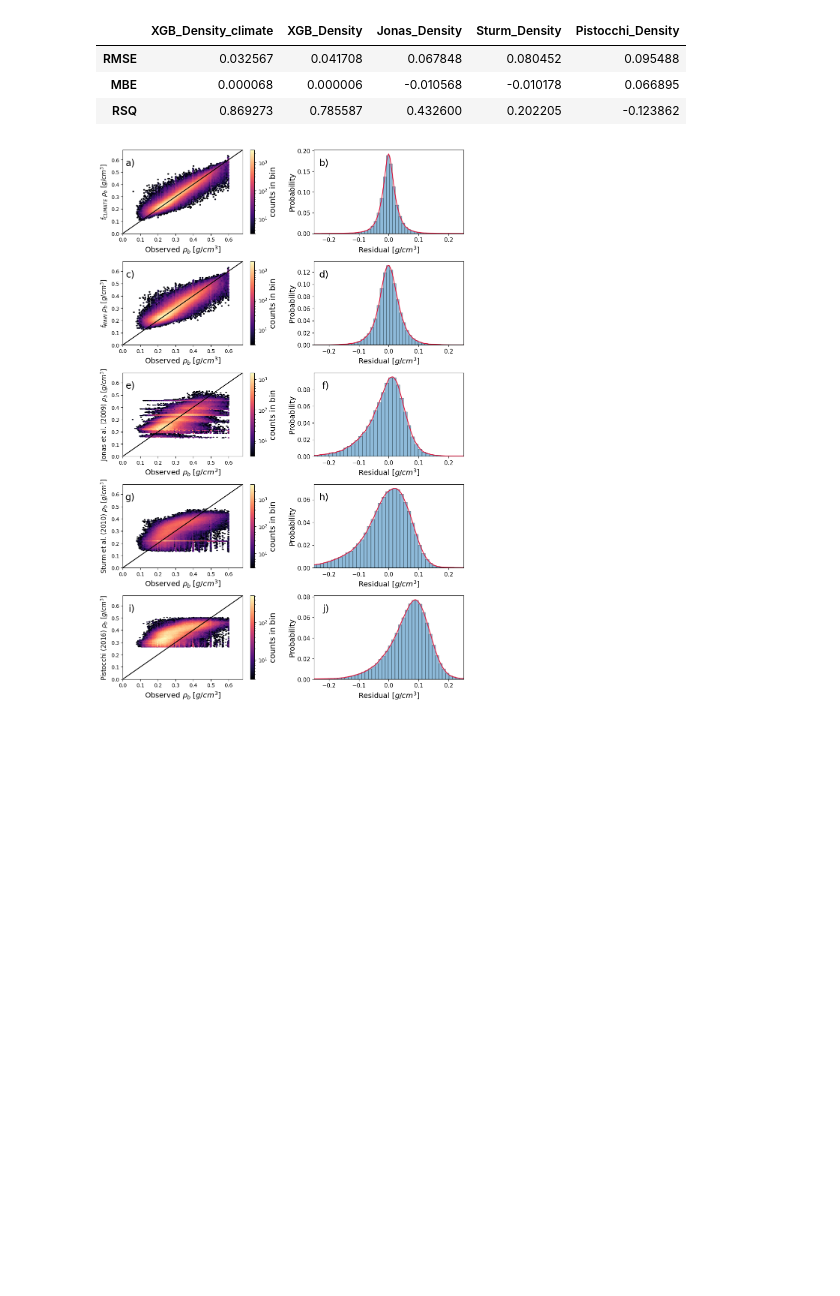
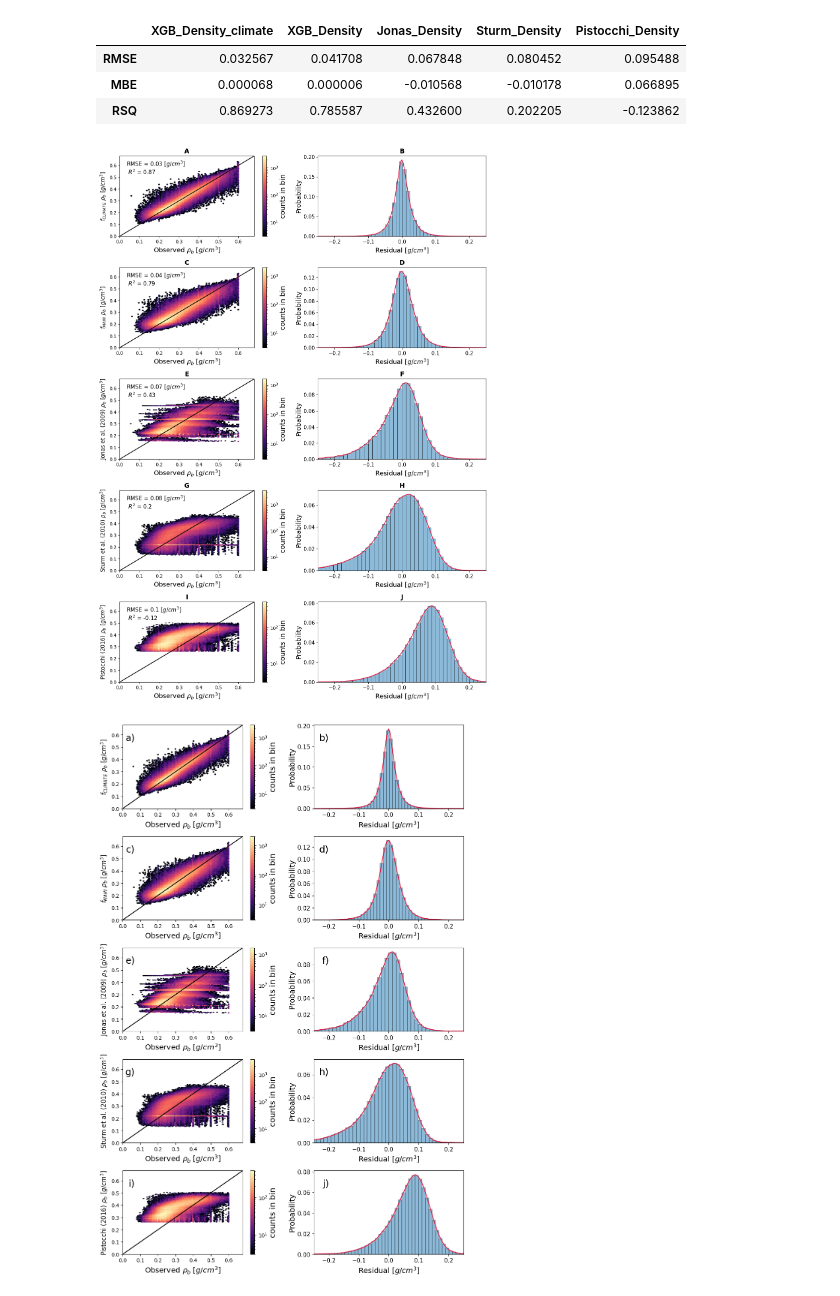
Before and after one commit to cryogars/density-models, a Jupyter notebook: experiments/06_model_evaluation_and_comparison.ipynb, the cells around one changed output. Drawn from its saved outputs; the diff is of its cells as text; code cells hidden in the pictures; blank space fills up the shorter version.

Commit message:
added esc plots

```diff
--- a/experiments/06_model_evaluation_and_comparison.ipynb
+++ b/experiments/06_model_evaluation_and_comparison.ipynb
@@ -78,6 +82,64 @@ density_eval_results
 | RMSE | 0.032567 | 0.041708 | 0.067848 | 0.080452 | 0.095488 |
 | MBE | 0.000068 | 0.000006 | -0.010568 | -0.010178 | 0.066895 |
 | RSQ | 0.869273 | 0.785587 | 0.432600 | 0.202205 | -0.123862 |
+# %%
+fig, ax = plt.subplots(nrows=5, ncols=2, figsize=(12, 17))
+
+unit=r'$[g/cm^3]$'
+
+for i, model in enumerate(density_df_for_evals.columns[:-1]):
+
+    if model == 'XGB_Density':
+        y_label = r'$f_{MAIN}\ \rho_b\ [g/cm^3]$'
+        rmse_xgb = density_eval_results.XGB_Density.loc['RMSE'].round(2)
+        rmse_= f'{rmse_xgb} {unit}'
+        r2_ = density_eval_results.XGB_Density.loc['RSQ'].round(2)
+    elif model == 'XGB_Density_climate':
+        y_label = r'$f_{CLIMATE}\ \rho_b\ [g/cm^3]$'
+        rmse_xgb_clim = density_eval_results.XGB_Density_climate.loc['RMSE'].round(2)
+        rmse_= f'{rmse_xgb_clim} {unit}'
+        r2_ = density_eval_results.XGB_Density_climate.loc['RSQ'].round(2)
+    elif 'Jonas' in model:
+        y_label = 'Jonas et al. (2009)' + r' $\rho_b\  [g/cm^3]$'
+        rmse_jonas = density_eval_results.Jonas_Density.loc['RMSE'].round(2)
+        rmse_= f'{rmse_jonas} {unit}'
+        r2_ = density_eval_results.Jonas_Density.loc['RSQ'].round(2)
+    elif 'Sturm' in model:
+        y_label = 'Sturm et al. (2010)' + r' $\rho_b\  [g/cm^3]$'
+        rmse_sturm = density_eval_results.Sturm_Density.loc['RMSE'].round(2)
+        rmse_= f'{rmse_sturm} {unit}'
+        r2_ = density_eval_results.Sturm_Density.loc['RSQ'].round(2)
+    elif 'Pistocchi' in model:
+        y_label = 'Pistocchi (2016)' + r' $\rho_b\  [g/cm^3]$'
+        rmse_pist = density_eval_results.Pistocchi_Density.loc['RMSE'].round(2)
+        rmse_= f'{rmse_pist} {unit}'
+        r2_ = density_eval_results.Pistocchi_Density.loc['RSQ'].round(2)
+    else:
+        y_label = model.split('_')[0] + r' $\rho_b\  [g/cm^3]$'
+
+    hb = ax[i, 0].hexbin(density_df_for_evals.Observed_Density, density_df_for_evals[model], gridsize=80, cmap='magma', bins='log', mincnt=3)
+    ax[i, 0].plot([0,1], [0,1], transform=ax[i, 0].transAxes, color='k')
+    ax[i, 0].set_xlabel(r'Observed $\rho_b\ [g/cm^3]$', fontsize=14)
+    ax[i, 0].set_ylabel(y_label, fontsize=12)
+    ax[i, 0].set(xlim=(0, 0.68), ylim=(0, 0.68))
+    ax[i, 0].set_title(f'{chr(96+(2*i + 1)).upper()}', fontweight='bold', fontsize=14)
+    ax[i, 0].text(0.05, 0.95, f'RMSE = {rmse_} \n $R^2$ = {r2_}', transform=ax[i, 0].transAxes, fontsize=12, verticalalignment='top')
+    cb = plt.colorbar(hb)
+    cb.set_label('counts in bin', fontsize=15)
+
+    sns.histplot(density_df_for_evals[model] - density_df_for_evals.Observed_Density, kde=True, stat='probability', bins=70, ax=ax[i, 1])
+    ax[i, 1].lines[0].set_color('crimson')
+    ax[i, 1].set_xlabel('Residual $[g/cm^3]$', fontsize=14)
+    ax[i, 1].set_ylabel('Probability', fontsize=14)
+    ax[i, 1].set(xlim=(-0.25, 0.25))
+    ax[i, 1].set_title(f'{chr(96+(2*i + 2)).upper()}', fontweight='bold', fontsize=14)
+    ax[i, 1].tick_params(labelsize=11)
+
+plt.tight_layout()
+plt.savefig('../plots/esc.jpg', dpi=300, bbox_inches='tight')
+plt.show()
+# %% [output]
+[figure, added]
 # %%
 fig, ax = plt.subplots(nrows=5, ncols=2, figsize=(10, 15))
 
```
Also changed, not shown: parts of 1 cell of this notebook.
